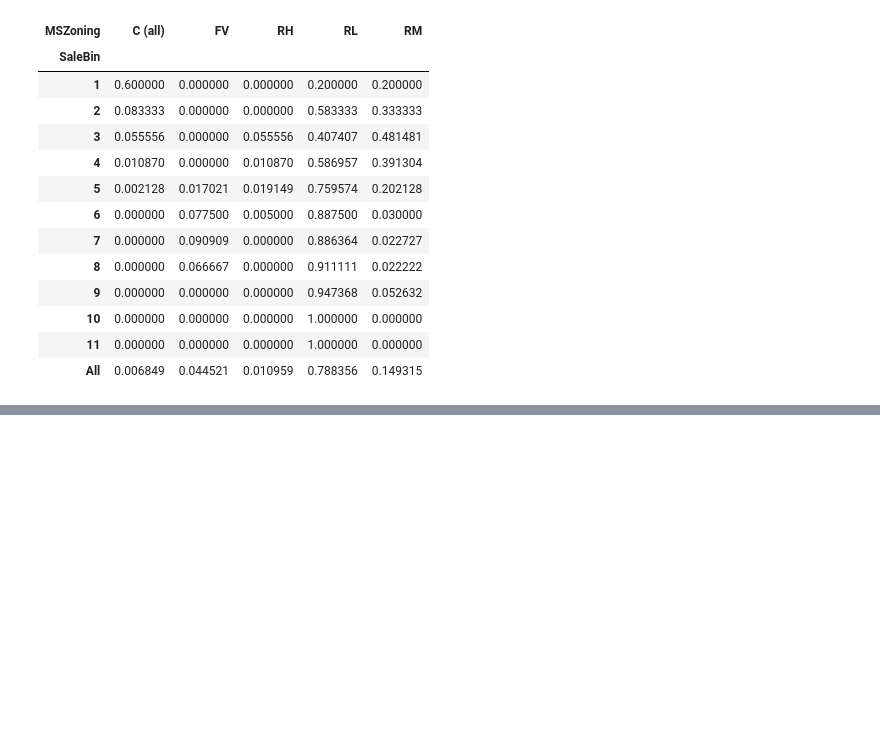
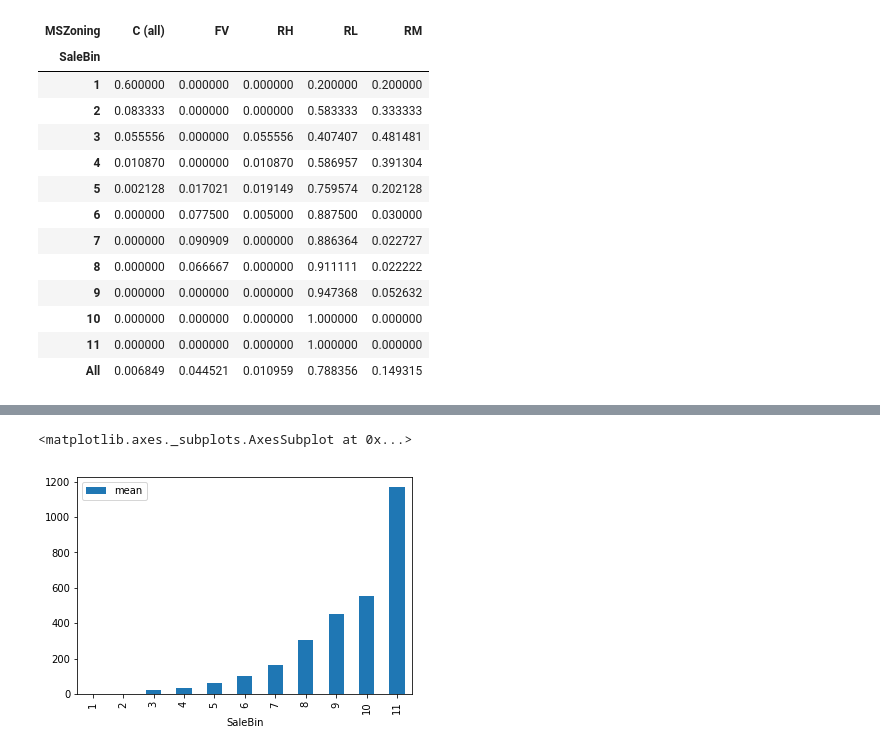
Before and after one commit to deanjgoldman/housing-ml, a Jupyter notebook: MC_Cleaning.ipynb, the cells around one changed output, grey strips where cells are left out. Cells and saved outputs as stored; diff of their text form; code cells hidden in the pictures; blank space fills up the shorter version.

```diff
--- a/MC_Cleaning.ipynb
+++ b/MC_Cleaning.ipynb
@@ -275,0 +312,5 @@ Zones.plot.line()
+# %%
+# made summary of means in each bin.
+salegroup = train.groupby('SaleBin')
+summaryMean = salegroup.agg(['mean'])
+summaryMean # since we used mean, it only returns int columns
@@ -275,0 +333,5 @@ Zones.plot.line()
+# %%
+summaryMean.MasVnrArea.plot.bar()
+# %% [output]
+<matplotlib.axes._subplots.AxesSubplot at 0x...>
+[figure, added]
```
Also changed, not shown: parts of 10 cells of this notebook.
